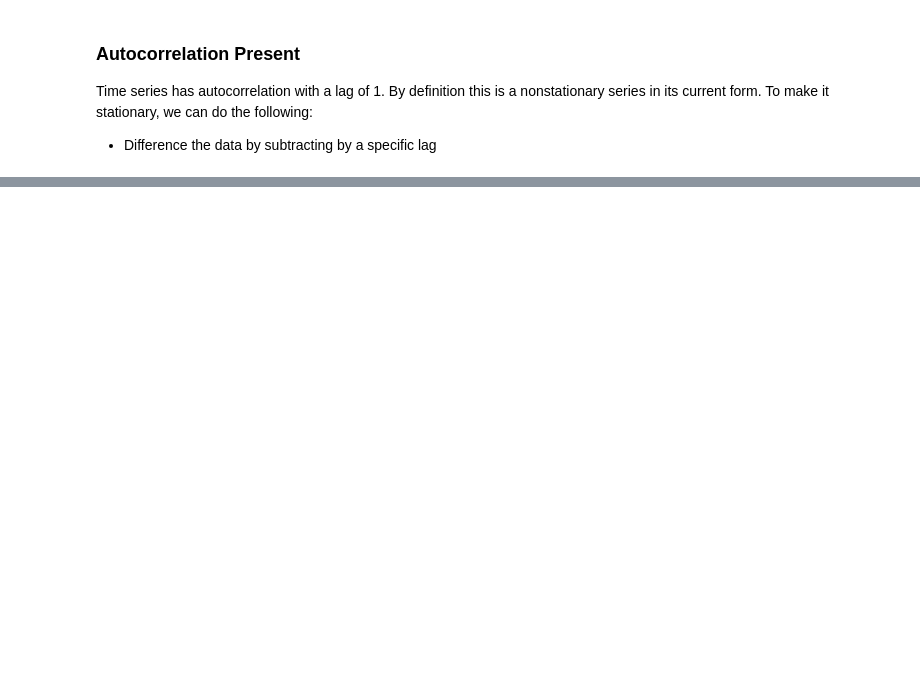
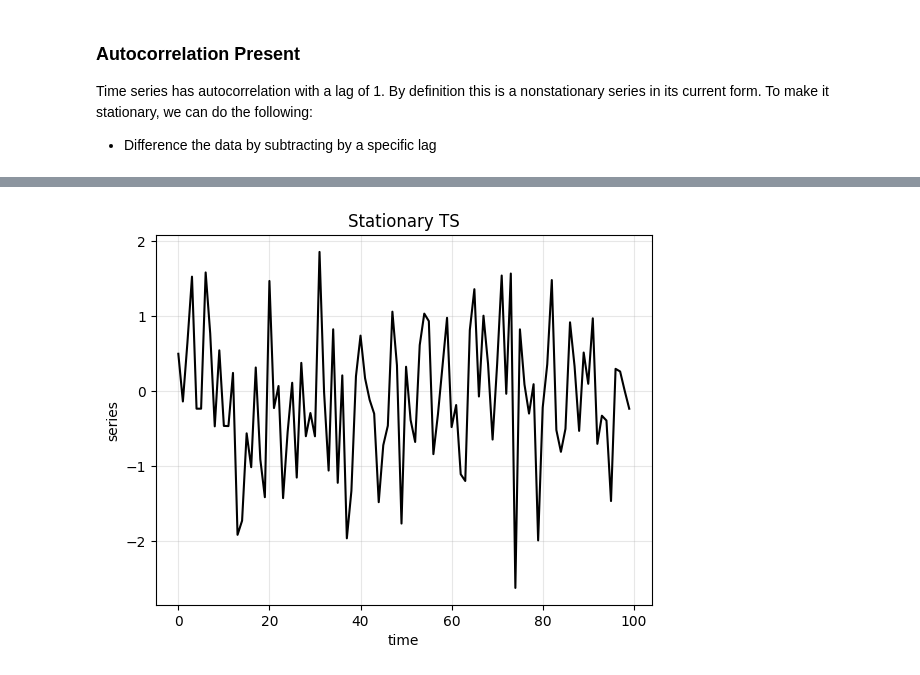
Before and after one commit to MKastek/time-series-notes, a Jupyter notebook: Time_series_anomaly_detection.ipynb, the cells around one changed output, grey strips where cells are left out. Cells and saved outputs as stored; diff of their text form; code cells hidden in the pictures; blank space fills up the shorter version.

```diff
--- a/Time_series_anomaly_detection.ipynb
+++ b/Time_series_anomaly_detection.ipynb
@@ -287,3 +288,22 @@ definition this is a nonstationary series in its current form. To make it statio
 ![image.png](embedded-picture-1)
 # %% [markdown]
 ![image.png](embedded-picture-1)
+# %%
+# reproducibility
+np.random.seed(42)
+
+# data
+time = np.arange(100)
+stationary = np.random.normal(loc=0, scale=1.0, size=len(time))
+# %%
+def run_sequence_plot(x, y, title, xlabel="time", ylabel="series"):
+    plt.plot(x, y, 'k-')
+    plt.title(title)
+    plt.xlabel(xlabel)
+    plt.ylabel(ylabel)
+    plt.grid(alpha=0.3);
+# %%
+run_sequence_plot(time, stationary,
+                  title="Stationary TS")
+# %% [output]
+[figure, added]
```
Also changed, not shown: parts of 29 cells of this notebook.
